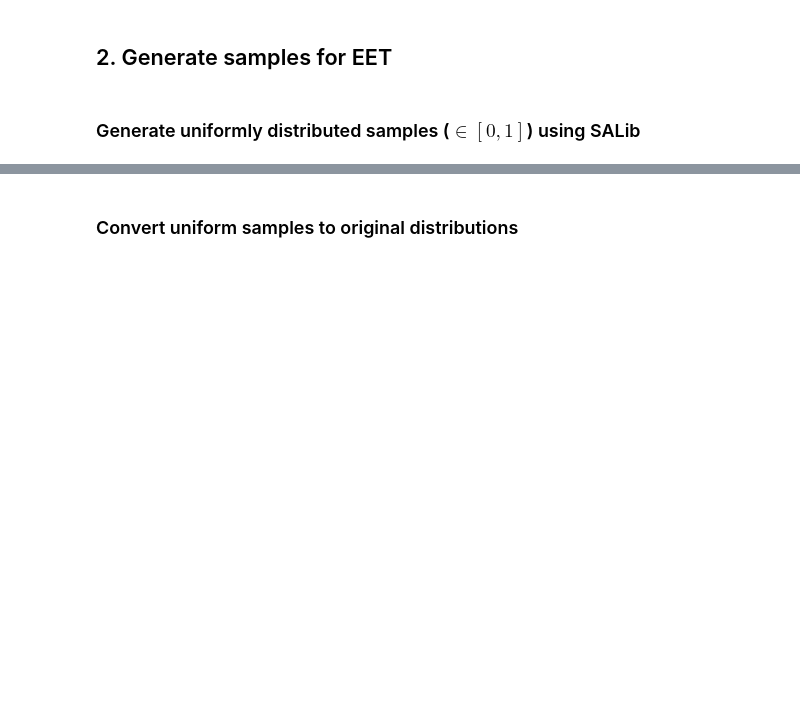
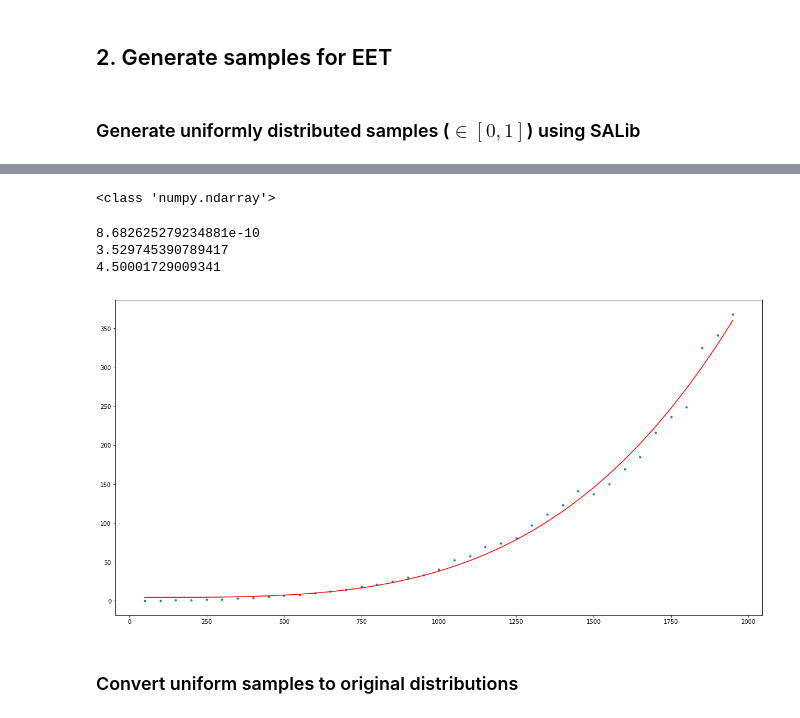
Before and after one commit to aleksandra-kim/sa, a Jupyter notebook: eet.ipynb, the cells around one changed output, grey strips where cells are left out. Drawn from its saved outputs; the diff is of its cells as text; code cells hidden in the pictures; blank space fills up the shorter version.

```diff
--- a/eet.ipynb
+++ b/eet.ipynb
@@ -84,0 +195,32 @@ N
+# %%
+t1 = list(t[:len(t)-1])
+n_par1 = list(n_par)
+# %%
+np.exp
+# %% [output]
+<class 'numpy.ndarray'>
+# %%
+from scipy.optimize import curve_fit
+
+def f(x, A, B,C): # this is your 'straight line' y=f(x)
+    return A*x**B+C
+
+A,B,C = curve_fit(f, n_par1, t1)[0] # your data x, y to fit
+print(A)
+print(B)
+print(C)
+# %% [output]
+8.682625279234881e-10
+3.529745390789417
+4.50001729009341
+# %%
+y = [f(xx,A,B,C) for xx in n_par1]
+# %%
+import matplotlib.pyplot as plt
+plt.figure(figsize=(20,10))
+plt.plot(n_par, t1, '.', label='time vs number of trajectories')
+plt.plot(n_par1, y, '-r', label='time vs number of trajectories')
+
+plt.show()
+# %% [output]
+[figure, added]
```
Also changed, not shown: parts of 16 cells of this notebook, 1 other file.
